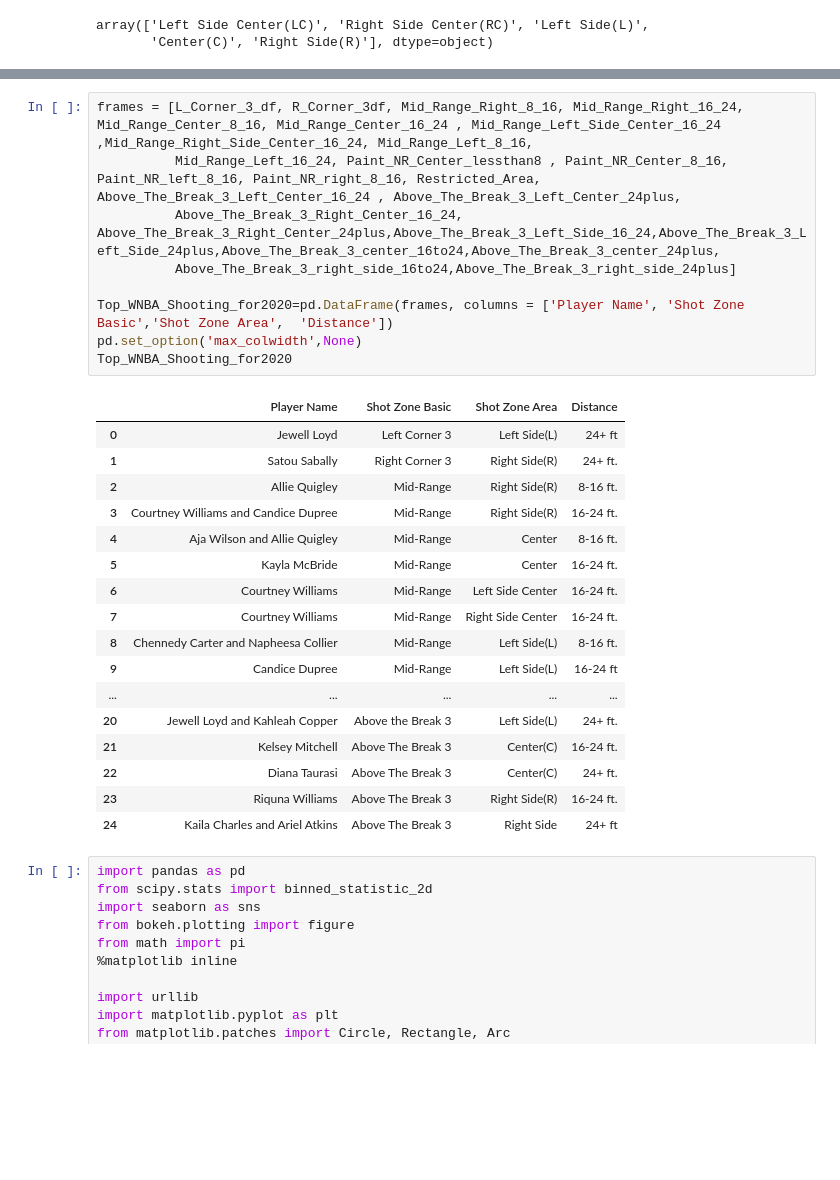
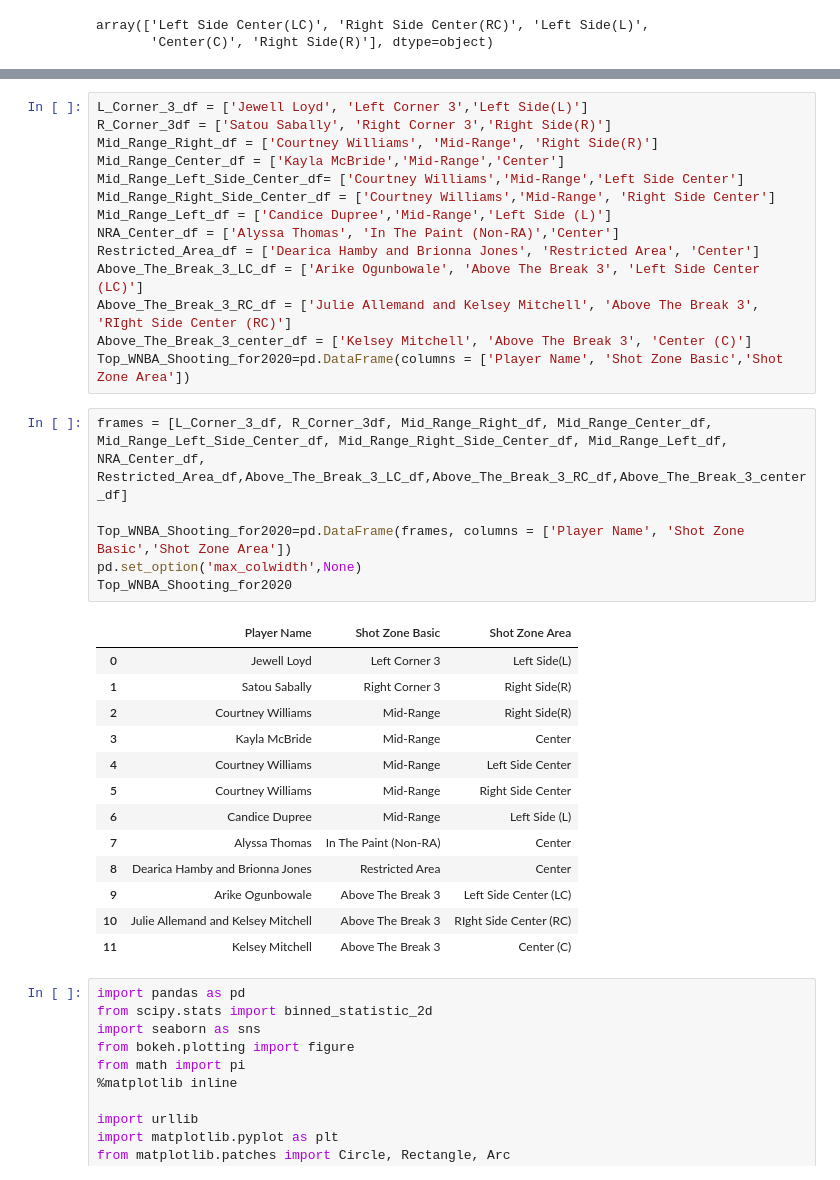
Before and after one commit to stewart-lacy/WNBA, a Jupyter notebook: WNBA_Shooting_2020.ipynb, the cells around one changed output, grey strips where cells are left out. Saved outputs shown, nothing was run; the diff lists cells and outputs as text; blank space fills up the shorter version.

```diff
--- a/WNBA_Shooting_2020.ipynb
+++ b/WNBA_Shooting_2020.ipynb
@@ -746,30 +449,37 @@ Top_WNBA_Shooting_for2020=pd.DataFrame(columns = ['Player Name', 'Shot Zone Basi
+# %%
+L_Corner_3_df = ['Jewell Loyd', 'Left Corner 3','Left Side(L)']
+R_Corner_3df = ['Satou Sabally', 'Right Corner 3','Right Side(R)']
+Mid_Range_Right_df = ['Courtney Williams', 'Mid-Range', 'Right Side(R)']
+Mid_Range_Center_df = ['Kayla McBride','Mid-Range','Center']
+Mid_Range_Left_Side_Center_df= ['Courtney Williams','Mid-Range','Left Side Center']
+Mid_Range_Right_Side_Center_df = ['Courtney Williams','Mid-Range', 'Right Side Center']
+Mid_Range_Left_df = ['Candice Dupree','Mid-Range','Left Side (L)']
+NRA_Center_df = ['Alyssa Thomas', 'In The Paint (Non-RA)','Center']
+Restricted_Area_df = ['Dearica Hamby and Brionna Jones', 'Restricted Area', 'Center']
+Above_The_Break_3_LC_df = ['Arike Ogunbowale', 'Above The Break 3', 'Left Side Center (LC)']
+Above_The_Break_3_RC_df = ['Julie Allemand and Kelsey Mitchell', 'Above The Break 3', 'RIght Side Center (RC)']
+Above_The_Break_3_center_df = ['Kelsey Mitchell', 'Above The Break 3', 'Center (C)']
+Top_WNBA_Shooting_for2020=pd.DataFrame(columns = ['Player Name', 'Shot Zone Basic','Shot Zone Area'])
 # %%
-frames = [L_Corner_3_df, R_Corner_3df, Mid_Range_Right_8_16, Mid_Range_Right_16_24, Mid_Range_Center_8_16, Mid_Range_Center_16_24 , Mid_Range_Left_Side_Center_16_24 ,Mid_Range_Right_Side_Center_16_24, Mid_Range_Left_8_16,
-          Mid_Range_Left_16_24, Paint_NR_Center_lessthan8 , Paint_NR_Center_8_16, Paint_NR_left_8_16, Paint_NR_right_8_16, Restricted_Area, Above_The_Break_3_Left_Center_16_24 , Above_The_Break_3_Left_Center_24plus,
-          Above_The_Break_3_Right_Center_16_24, Above_The_Break_3_Right_Center_24plus,Above_The_Break_3_Left_Side_16_24,Above_The_Break_3_Left_Side_24plus,Above_The_Break_3_center_16to24,Above_The_Break_3_center_24plus,
-          Above_The_Break_3_right_side_16to24,Above_The_Break_3_right_side_24plus]
+frames = [L_Corner_3_df, R_Corner_3df, Mid_Range_Right_df, Mid_Range_Center_df, Mid_Range_Left_Side_Center_df, Mid_Range_Right_Side_Center_df, Mid_Range_Left_df, NRA_Center_df, Restricted_Area_df,Above_The_Break_3_LC_df,Above_The_Break_3_RC_df,Above_The_Break_3_center_df]
 
-Top_WNBA_Shooting_for2020=pd.DataFrame(frames, columns = ['Player Name', 'Shot Zone Basic','Shot Zone Area',  'Distance'])
+Top_WNBA_Shooting_for2020=pd.DataFrame(frames, columns = ['Player Name', 'Shot Zone Basic','Shot Zone Area'])
 pd.set_option('max_colwidth',None)
 Top_WNBA_Shooting_for2020
 # %% [output]
-|  | Player Name | Shot Zone Basic | Shot Zone Area | Distance |
-| 0 | Jewell Loyd | Left Corner 3 | Left Side(L) | 24+ ft |
-| 1 | Satou Sabally | Right Corner 3 | Right Side(R) | 24+ ft. |
-| 2 | Allie Quigley | Mid-Range | Right Side(R) | 8-16 ft. |
-| 3 | Courtney Williams and Candice Dupree | Mid-Range | Right Side(R) | 16-24 ft. |
-| 4 | Aja Wilson and Allie Quigley | Mid-Range | Center | 8-16 ft. |
-| 5 | Kayla McBride | Mid-Range | Center | 16-24 ft. |
-| 6 | Courtney Williams | Mid-Range | Left Side Center | 16-24 ft. |
-| 7 | Courtney Williams | Mid-Range | Right Side Center | 16-24 ft. |
-| 8 | Chennedy Carter and Napheesa Collier | Mid-Range | Left Side(L) | 8-16 ft. |
-| 9 | Candice Dupree | Mid-Range | Left Side(L) | 16-24 ft |
-| ... | ... | ... | ... | ... |
-| 20 | Jewell Loyd and Kahleah Copper | Above the Break 3 | Left Side(L) | 24+ ft. |
-| 21 | Kelsey Mitchell | Above The Break 3 | Center(C) | 16-24 ft. |
-| 22 | Diana Taurasi | Above The Break 3 | Center(C) | 24+ ft. |
-| 23 | Riquna Williams | Above The Break 3 | Right Side(R) | 16-24 ft. |
-| 24 | Kaila Charles and Ariel Atkins | Above The Break 3 | Right Side | 24+ ft |
+|  | Player Name | Shot Zone Basic | Shot Zone Area |
+| 0 | Jewell Loyd | Left Corner 3 | Left Side(L) |
+| 1 | Satou Sabally | Right Corner 3 | Right Side(R) |
+| 2 | Courtney Williams | Mid-Range | Right Side(R) |
+| 3 | Kayla McBride | Mid-Range | Center |
+| 4 | Courtney Williams | Mid-Range | Left Side Center |
+| 5 | Courtney Williams | Mid-Range | Right Side Center |
+| 6 | Candice Dupree | Mid-Range | Left Side (L) |
+| 7 | Alyssa Thomas | In The Paint (Non-RA) | Center |
+| 8 | Dearica Hamby and Brionna Jones | Restricted Area | Center |
+| 9 | Arike Ogunbowale | Above The Break 3 | Left Side Center (LC) |
+| 10 | Julie Allemand and Kelsey Mitchell | Above The Break 3 | RIght Side Center (RC) |
+| 11 | Kelsey Mitchell | Above The Break 3 | Center (C) |
 # %%
 import pandas as pd
 from scipy.stats import binned_statistic_2d
```
Also changed, not shown: parts of 68 cells of this notebook, 1 other file.
